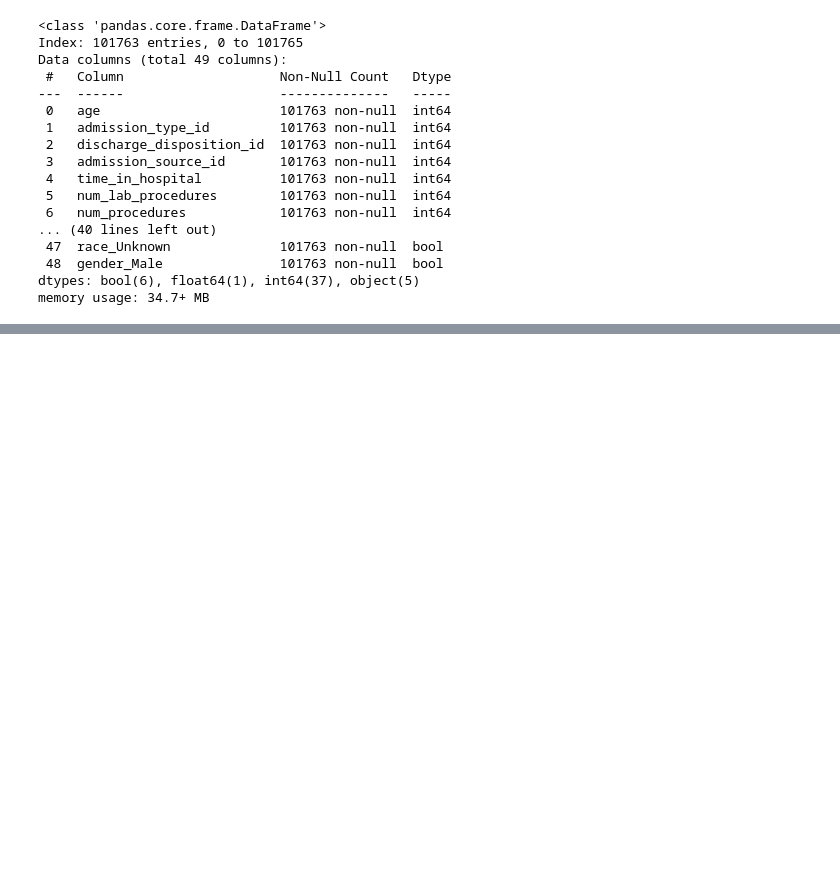
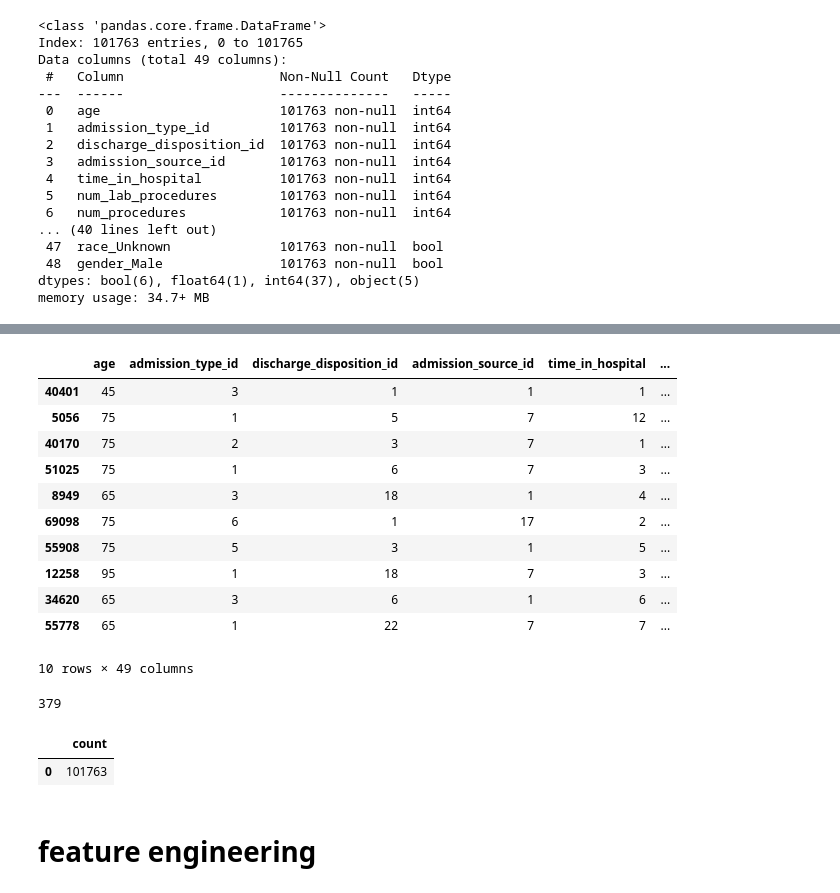
Before and after one commit to onchonga-programmer/patients-readmission, a Jupyter notebook: patient_readmission_cdss/notebooks/1_eda.ipynb, the cells around one changed output, grey strips where cells are left out. Cells and saved outputs as stored; diff of their text form; code cells hidden in the pictures; blank space fills up the shorter version.

Commit message:
added more features and loaded clean data and featured data into the database

```diff
--- a/patient_readmission_cdss/notebooks/1_eda.ipynb
+++ b/patient_readmission_cdss/notebooks/1_eda.ipynb
@@ -391,23 +387,0 @@ memory usage: 34.7+ MB
-# %%
-#total prior visits
-data['total_prior_visits'] = (
-    data['number_outpatient'] +
-    data['number_emergency'] +
-    data['number_inpatient']
-)
-# %%
-#medication per day ratio
-data['meds_per_day'] = data['num_medications'] / data['time_in_hospital']
-# number of lab procedures per day
-data['labs_per_day'] = data['num_lab_procedures'] / data['time_in_hospital']
-#high risk elderly patients
-data['is_elderly'] = (data['age'] >= 65).astype(int)
-# prior inpatient admission indicator
-data['had_prior_admission'] = (data['number_inpatient'] > 0).astype(int)
-# %%
-# severity score
-data['severity_score'] = (
-    data['num_lab_procedures'] +
-    data['num_medications'] +
-    data['num_procedures']
-)
@@ -427,0 +395,3 @@ data[['total_prior_visits', 'meds_per_day', 'labs_per_day',
+# %%
+clean_df=data.copy()
+clean_df.info()
@@ -427,0 +416,37 @@ data[['total_prior_visits', 'meds_per_day', 'labs_per_day',
+# %%
+clean_df.sample(10)
+# %% [output]
+|  | age | admission_type_id | discharge_disposition_id | admission_source_id | time_in_hospital | ... |
+| 40401 | 45 | 3 | 1 | 1 | 1 | ... |
+| 5056 | 75 | 1 | 5 | 7 | 12 | ... |
+| 40170 | 75 | 2 | 3 | 7 | 1 | ... |
+| 51025 | 75 | 1 | 6 | 7 | 3 | ... |
+| 8949 | 65 | 3 | 18 | 1 | 4 | ... |
+| 69098 | 75 | 6 | 1 | 17 | 2 | ... |
+| 55908 | 75 | 5 | 3 | 1 | 5 | ... |
+| 12258 | 95 | 1 | 18 | 7 | 3 | ... |
+| 34620 | 65 | 3 | 6 | 1 | 6 | ... |
+| 55778 | 65 | 1 | 22 | 7 | 7 | ... |
+10 rows × 49 columns
+# %%
+# loading data to postgres
+clean_df.to_sql(
+    name="diabetes_clean",
+    con=engine,
+    schema="patient_clean",
+    if_exists="replace",
+    index=False
+)
+# %% [output]
+379
+# %%
+#verify data loading
+pd.read_sql(
+    "SELECT COUNT(*) FROM patient_clean.diabetes_clean",
+    con=engine
+)
+# %% [output]
+|  | count |
+| 0 | 101763 |
+# %% [markdown]
+# feature engineering
```
Also changed, not shown: parts of 39 cells of this notebook.
